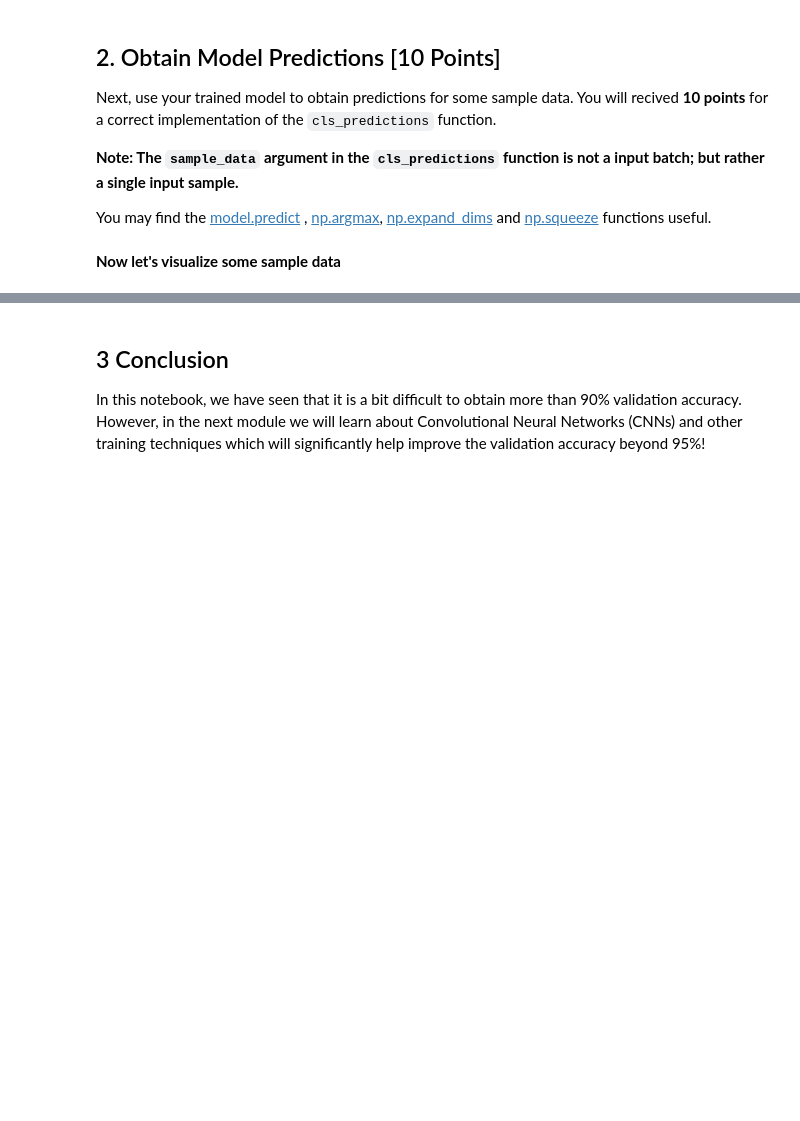
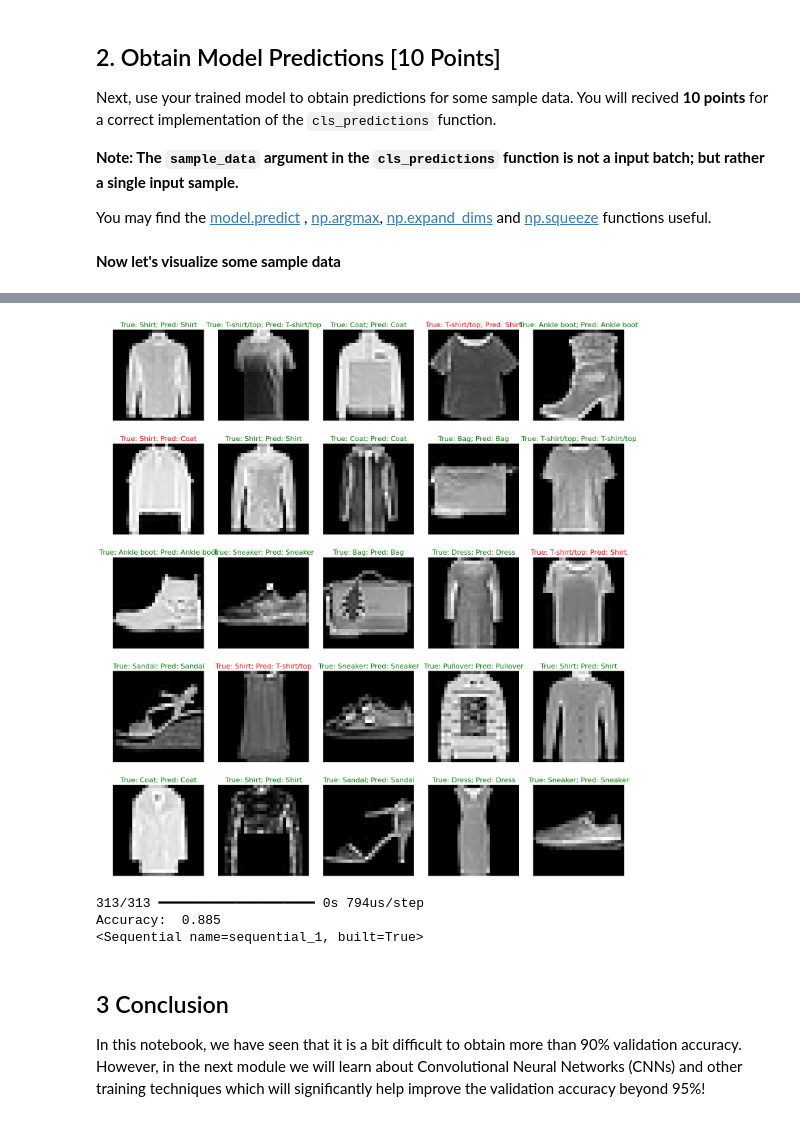
Before and after one commit to tapasya234/deep-learning-tensorflow, a Jupyter notebook: assignments/assignment3/evaluations.ipynb, the cells around one changed output, grey strips where cells are left out. Drawn from its saved outputs; the diff is of its cells as text; code cells hidden in the pictures; blank space fills up the shorter version.

```diff
--- a/assignments/assignment3/evaluations.ipynb
+++ b/assignments/assignment3/evaluations.ipynb
@@ -13,4 +52,5 @@ keras.__version__
 # %% [markdown]
 ### 1.6 Load best performing model
 # %%
-model_final.load_weights("./models/fashion_mnist_final.h5")
+# model_final.load_weights("./models/fashion_mnist_final.h5")
+model = models.load_model("./models/fashion_mnist_final.h5")
@@ -24,8 +66,7 @@ Next,  use your trained model to obtain predictions for some sample data. You wi
 You may find the [model.predict](https://keras.io/api/models/model_training_apis/) , [np.argmax](https://numpy.org/doc/stable/reference/generated/numpy.argmax.html), [np.expand_dims](https://numpy.org/doc/stable/reference/generated/numpy.expand_dims.html) and [np.squeeze](https://numpy.org/doc/stable/reference/generated/numpy.squeeze.html) functions useful.
 # %%
 def cls_predictions(model, sample_data):
-
-    '''
+    """
     The predictions function should be able to return the correct class label predicted by the model given a
     sample_data.
 
@@ -38,10 +79,11 @@ def cls_predictions(model, sample_data):
 
     Returns:
         cls_idx: int ---> returns the class index for the sample_data
-    '''
+    """
 
     cls_idx = None
-
+    prediction = model.predict(np.expand_dims(sample_data, axis=0))
+    cls_idx = np.argmax(prediction)
     ###
     ### YOUR CODE HERE
     ###
@@ -54,8 +96,18 @@ def cls_predictions(model, sample_data):
 # %% [markdown]
 **Now let's visualize some sample data**
 # %%
-class_names = ['T-shirt/top', 'Trouser', 'Pullover', 'Dress', 'Coat',
-               'Sandal', 'Shirt', 'Sneaker', 'Bag', 'Ankle boot']
+class_names = [
+    "T-shirt/top",
+    "Trouser",
+    "Pullover",
+    "Dress",
+    "Coat",
+    "Sandal",
+    "Shirt",
+    "Sneaker",
+    "Bag",
+    "Ankle boot",
+]
 
 num_rows = 5
 num_cols = 5
@@ -68,20 +120,28 @@ gt_sample = y_test[sample_index]
 
 plt.figure(figsize=(24, 18))
 for i, sample in enumerate(X_sample):
-    plt.subplot(num_rows, num_rows, i+1)
-    plt.axis('off')
-    plt.imshow(sample, cmap='gray')
+    plt.subplot(num_rows, num_rows, i + 1)
+    plt.axis("off")
+    plt.imshow(sample.reshape(28, 28), cmap="gray")
     gt_class = class_names[gt_sample[i]]
     pred_class = class_names[cls_predictions(model_final, sample)]
 
-    title = 'True: ' + str(gt_class) + '; Pred: ' + str(pred_class)
-    title_obj = plt.title(title, fontdict={'fontsize':16})
+    title = "True: " + str(gt_class) + "; Pred: " + str(pred_class)
+    title_obj = plt.title(title, fontdict={"fontsize": 16})
 
     if gt_class == pred_class:
-        plt.setp(title_obj, color='g')
+        plt.setp(title_obj, color="g")
     else:
-        plt.setp(title_obj, color='r')
+        plt.setp(title_obj, color="r")
 
     plt.tight_layout()
     plt.subplots_adjust(left=0.1, right=0.8, wspace=0.0, hspace=0.25)
 plt.show()
+
+# X_test = X_test.reshape(len(X_test), 28, 28)
+predictions = model.predict(X_test)
+predicted_labels = [np.argmax(i) for i in predictions]
+accuracy = (predicted_labels == y_test).mean()
+print("Accuracy: ", accuracy)
+print(model)
+# %% [output]
@@ -88,3 +165,7 @@ plt.show()
+[figure, added]
+313/313 ━━━━━━━━━━━━━━━━━━━━ 0s 794us/step
+Accuracy:  0.885
+<Sequential name=sequential_1, built=True>
 # %% [markdown]
 ## 3 Conclusion
 
```
Also changed, not shown: parts of 4 cells of this notebook, 3 other files.
